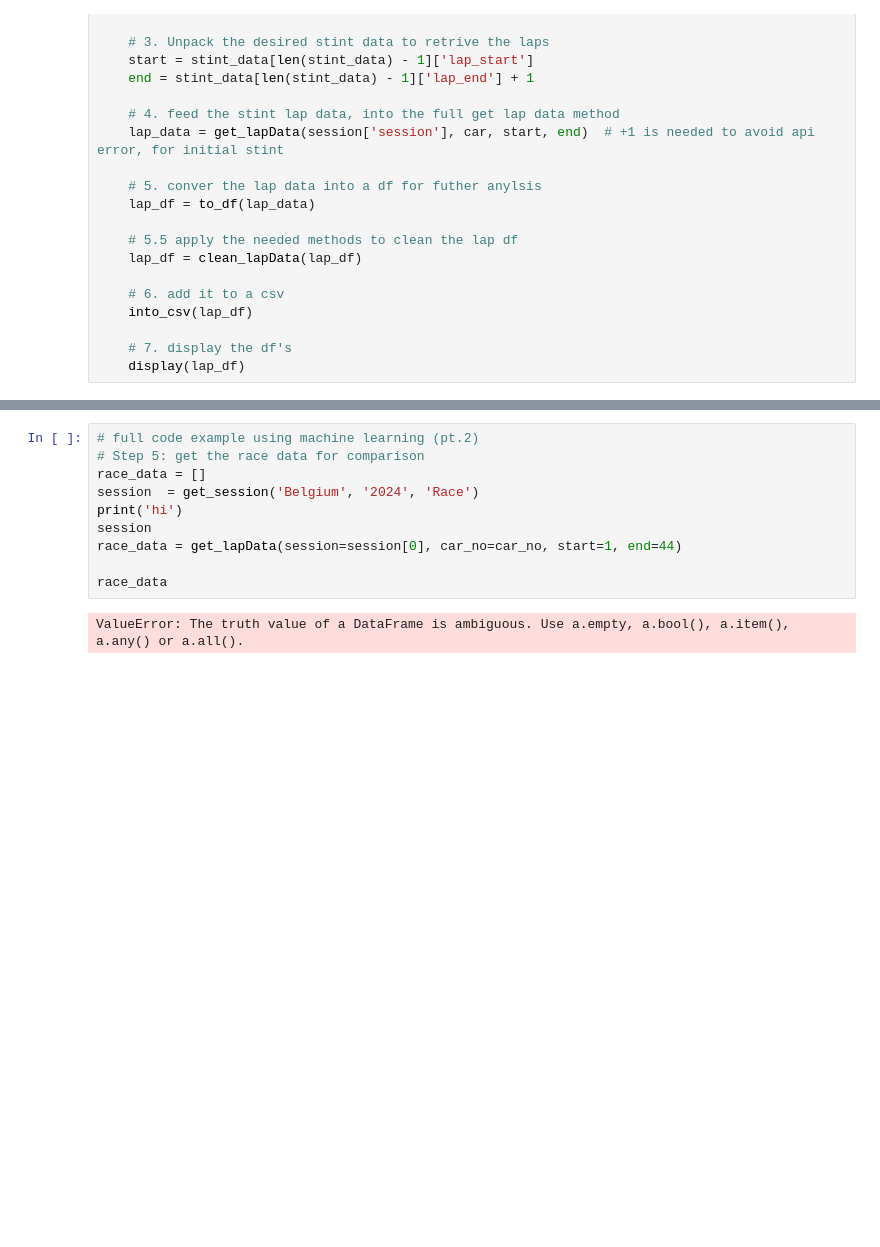
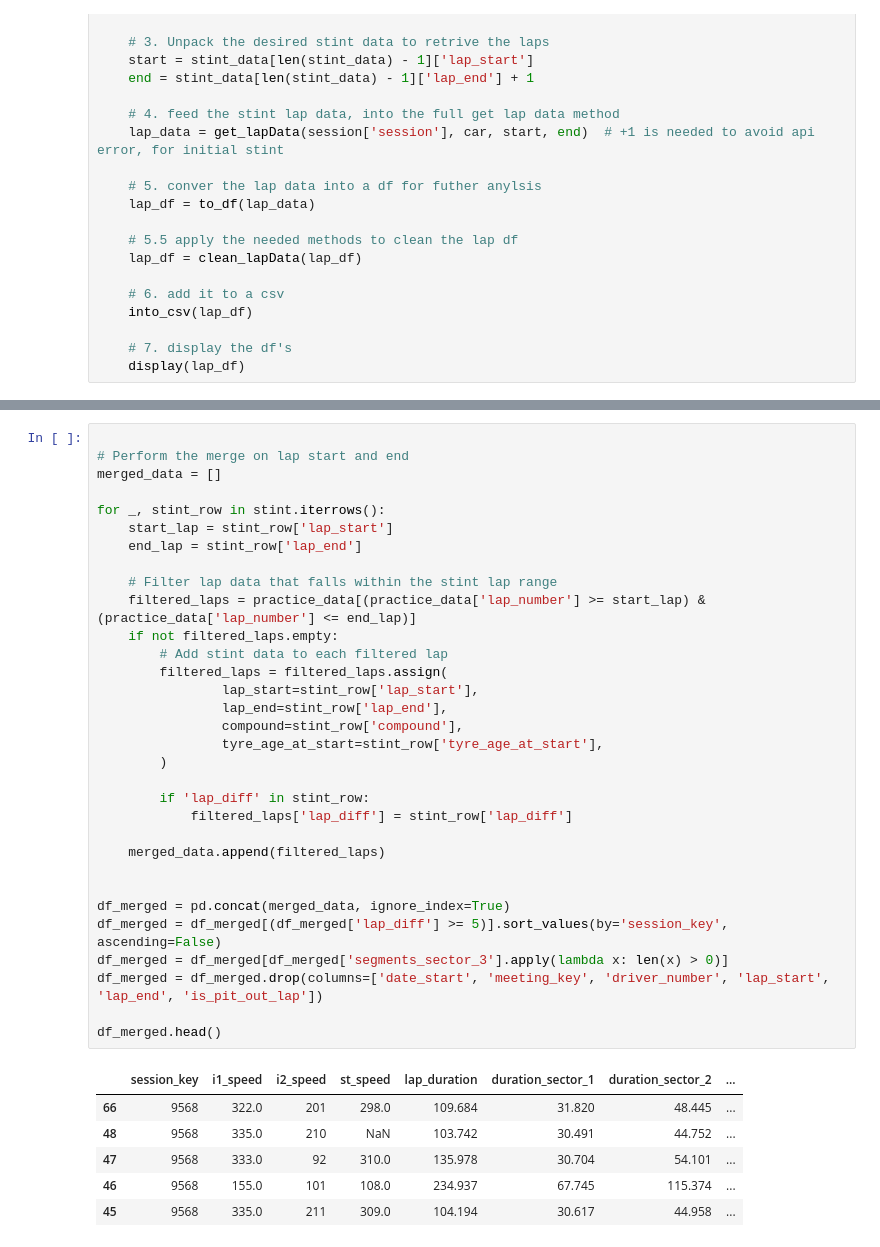
Before and after one commit to nigel-wright/Formula1, a Jupyter notebook: SPA.ipynb, the cells around one changed output, grey strips where cells are left out. Drawn from its saved outputs; the diff is of its cells as text; blank space fills up the shorter version.

```diff
--- a/SPA.ipynb
+++ b/SPA.ipynb
@@ -268,12 +228,39 @@ display(practice_data)
-# %%
-# full code example using machine learning (pt.2)
-# Step 5: get the race data for comparison
-race_data = []
-session  = get_session('Belgium', '2024', 'Race')
-print('hi')
-session
-race_data = get_lapData(session=session[0], car_no=car_no, start=1, end=44)
-
-race_data
-# %% [output]
-ValueError: The truth value of a DataFrame is ambiguous. Use a.empty, a.bool(), a.item(), a.any() or a.all().
+# %%
+
+# Perform the merge on lap start and end
+merged_data = []
+
+for _, stint_row in stint.iterrows():
+    start_lap = stint_row['lap_start']
+    end_lap = stint_row['lap_end']
+
+    # Filter lap data that falls within the stint lap range
+    filtered_laps = practice_data[(practice_data['lap_number'] >= start_lap) & (practice_data['lap_number'] <= end_lap)]
+    if not filtered_laps.empty:
+        # Add stint data to each filtered lap
+        filtered_laps = filtered_laps.assign(
+                lap_start=stint_row['lap_start'],
+                lap_end=stint_row['lap_end'],
+                compound=stint_row['compound'],
+                tyre_age_at_start=stint_row['tyre_age_at_start'],
+        )
+
+        if 'lap_diff' in stint_row:
+            filtered_laps['lap_diff'] = stint_row['lap_diff']
+
+    merged_data.append(filtered_laps)
+
+
+df_merged = pd.concat(merged_data, ignore_index=True)
+df_merged = df_merged[(df_merged['lap_diff'] >= 5)].sort_values(by='session_key', ascending=False)
+df_merged = df_merged[df_merged['segments_sector_3'].apply(lambda x: len(x) > 0)]
+df_merged = df_merged.drop(columns=['date_start', 'meeting_key', 'driver_number', 'lap_start', 'lap_end', 'is_pit_out_lap'])
+
+df_merged.head()
+# %% [output]
+|  | session_key | i1_speed | i2_speed | st_speed | lap_duration | duration_sector_1 | duration_sector_2 | ... |
+| 66 | 9568 | 322.0 | 201 | 298.0 | 109.684 | 31.820 | 48.445 | ... |
+| 48 | 9568 | 335.0 | 210 | NaN | 103.742 | 30.491 | 44.752 | ... |
+| 47 | 9568 | 333.0 | 92 | 310.0 | 135.978 | 30.704 | 54.101 | ... |
+| 46 | 9568 | 155.0 | 101 | 108.0 | 234.937 | 67.745 | 115.374 | ... |
+| 45 | 9568 | 335.0 | 211 | 309.0 | 104.194 | 30.617 | 44.958 | ... |
```
Also changed, not shown: parts of 10 cells of this notebook, 1 other file.
